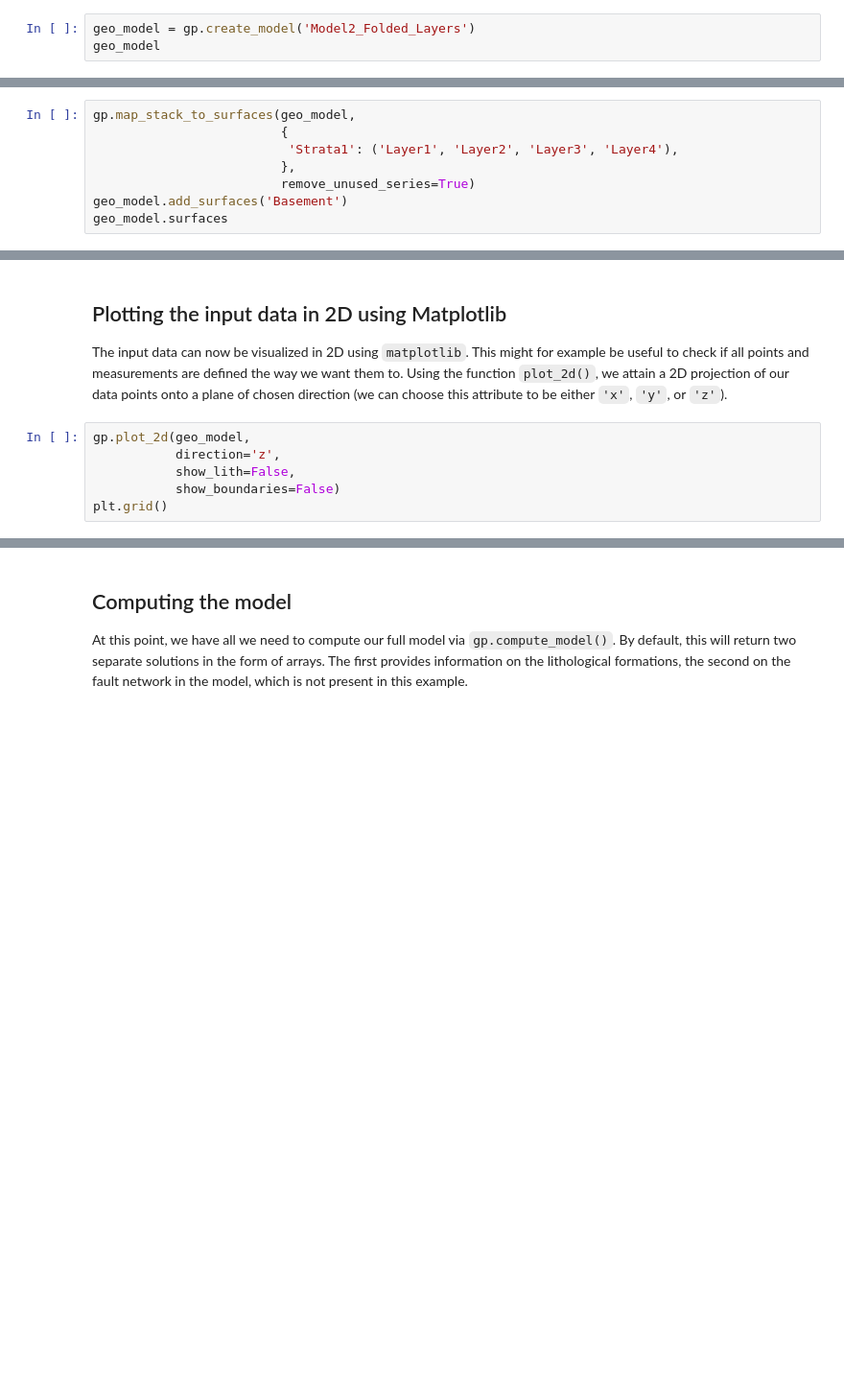
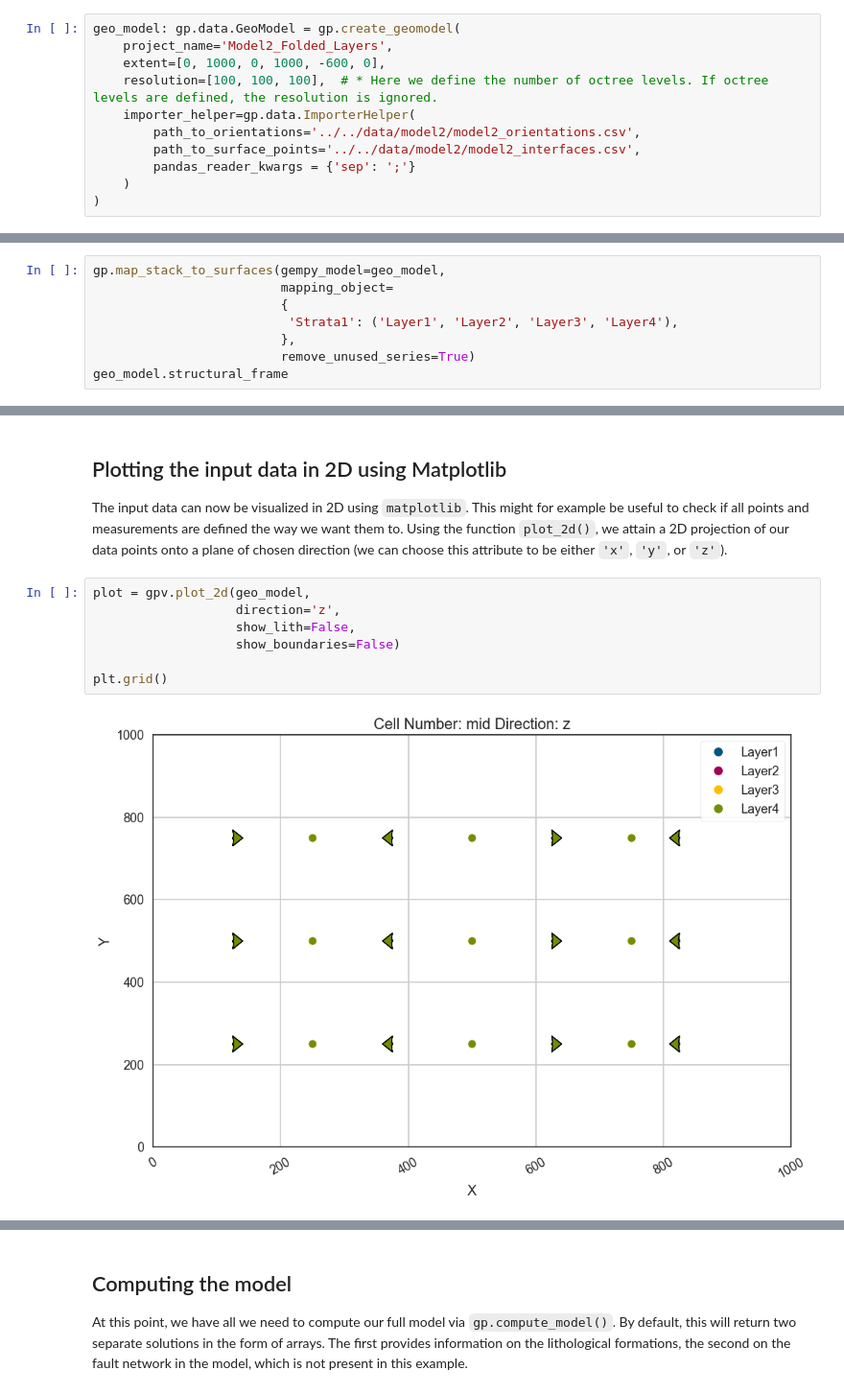
Before and after one commit to cgre-aachen/gemgis_data, a Jupyter notebook: notebooks/01_basic_modeling/model2_Folded_Layers.ipynb, the cells around one changed output, grey strips where cells are left out. Shown at 96% size. Drawn from its saved outputs; the diff is of its cells as text; blank space fills up the shorter version.

Commit message:
Reworking Models 1-4

```diff
--- a/notebooks/01_basic_modeling/model2_Folded_Layers.ipynb
+++ b/notebooks/01_basic_modeling/model2_Folded_Layers.ipynb
@@ -151,3 +165,11 @@ The first step is to create a new empty `GemPy` model by providing a name for it
 # %%
-geo_model = gp.create_model('Model2_Folded_Layers')
-geo_model
+geo_model: gp.data.GeoModel = gp.create_geomodel(
+    project_name='Model2_Folded_Layers',
+    extent=[0, 1000, 0, 1000, -600, 0],
+    resolution=[100, 100, 100],  # * Here we define the number of octree levels. If octree levels are defined, the resolution is ignored.
+    importer_helper=gp.data.ImporterHelper(
+        path_to_orientations='../../data/model2/model2_orientations.csv',
+        path_to_surface_points='../../data/model2/model2_interfaces.csv',
+        pandas_reader_kwargs = {'sep': ';'}
+    )
+)
@@ -193,8 +218,8 @@ During this step, all four layers of the model are assigned to the `Strata1` ser
 # %%
-gp.map_stack_to_surfaces(geo_model,
+gp.map_stack_to_surfaces(gempy_model=geo_model,
+                         mapping_object=
                          {
                           'Strata1': ('Layer1', 'Layer2', 'Layer3', 'Layer4'),
                          },
                          remove_unused_series=True)
-geo_model.add_surfaces('Basement')
-geo_model.surfaces
+geo_model.structural_frame
@@ -207,11 +234,14 @@ geo_model.stack
 
 The input data can now be visualized in 2D using `matplotlib`. This might for example be useful to check if all points and measurements are defined the way we want them to. Using the function `plot_2d()`, we attain a 2D projection of our data points onto a plane of chosen direction (we can choose this attribute to be either `'x'`, `'y'`, or `'z'`).
 # %%
-gp.plot_2d(geo_model,
-           direction='z',
-           show_lith=False,
-           show_boundaries=False)
+plot = gpv.plot_2d(geo_model,
+                   direction='z',
+                   show_lith=False,
+                   show_boundaries=False)
+
 plt.grid()
+# %% [output]
+[figure, added]
 # %% [markdown]
 <a id='plotting-the-input-data-in-3d'></a>
 
```
Also changed, not shown: parts of 28 cells of this notebook, 3 other files.
